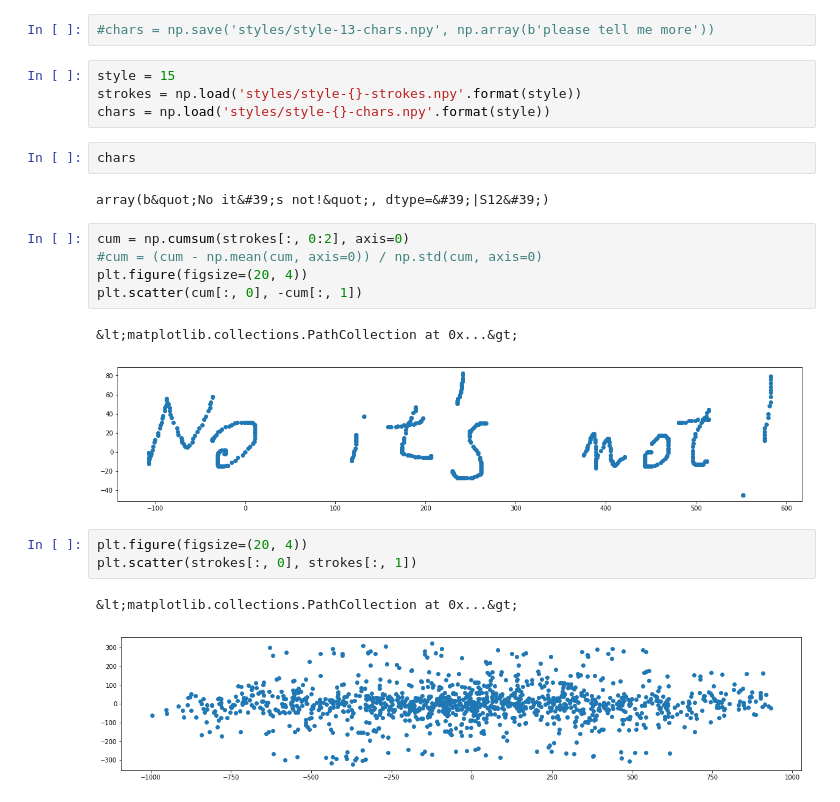
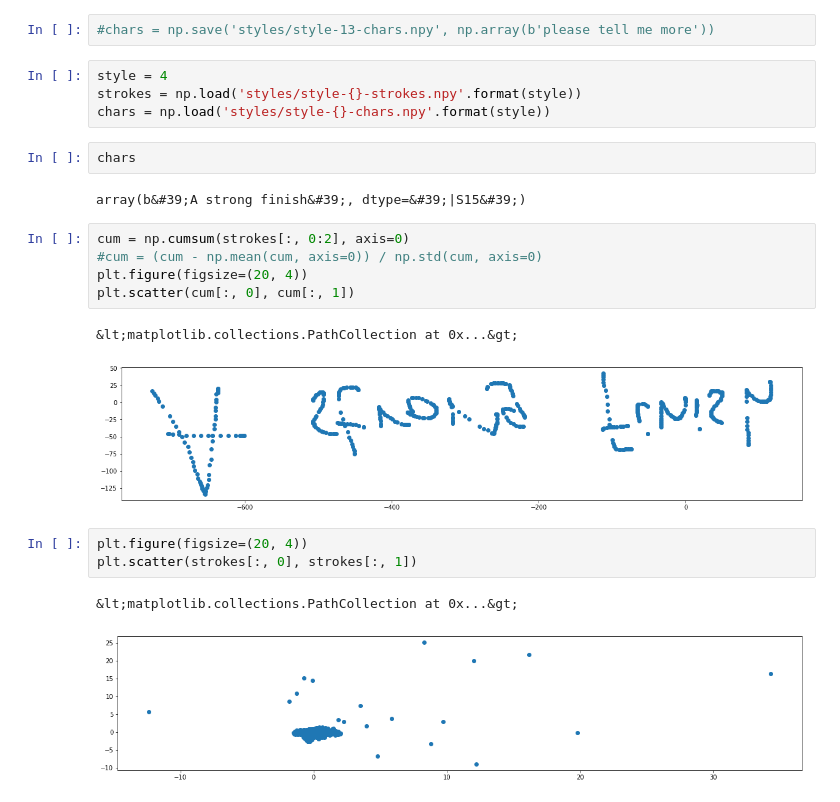
Before and after one commit to MarkoDobrinic/DjangoHandwritingApp, a Jupyter notebook: handwritingapp/models/playground.ipynb, the cells around one changed output. Cells and saved outputs as stored; diff of their text form.

```diff
--- a/handwritingapp/models/playground.ipynb
+++ b/handwritingapp/models/playground.ipynb
@@ -4,24 +4,24 @@ import matplotlib.pyplot as plt
 # %%
 #chars = np.save('styles/style-13-chars.npy', np.array(b'please tell me more'))
 # %%
-style = 15
+style = 4
 strokes = np.load('styles/style-{}-strokes.npy'.format(style))
 chars = np.load('styles/style-{}-chars.npy'.format(style))
 # %%
 chars
 # %% [output]
-array(b&quot;No it&#39;s not!&quot;, dtype=&#39;|S12&#39;)
+array(b&#39;A strong finish&#39;, dtype=&#39;|S15&#39;)
 # %%
 cum = np.cumsum(strokes[:, 0:2], axis=0)
 #cum = (cum - np.mean(cum, axis=0)) / np.std(cum, axis=0)
 plt.figure(figsize=(20, 4))
-plt.scatter(cum[:, 0], -cum[:, 1])
+plt.scatter(cum[:, 0], cum[:, 1])
 # %% [output]
 &lt;matplotlib.collections.PathCollection at 0x...&gt;
-[figure, old version]
+[figure, new version]
 # %%
 plt.figure(figsize=(20, 4))
 plt.scatter(strokes[:, 0], strokes[:, 1])
 # %% [output]
 &lt;matplotlib.collections.PathCollection at 0x...&gt;
-[figure, old version]
+[figure, new version]
```
Also changed, not shown: 5 other files.
